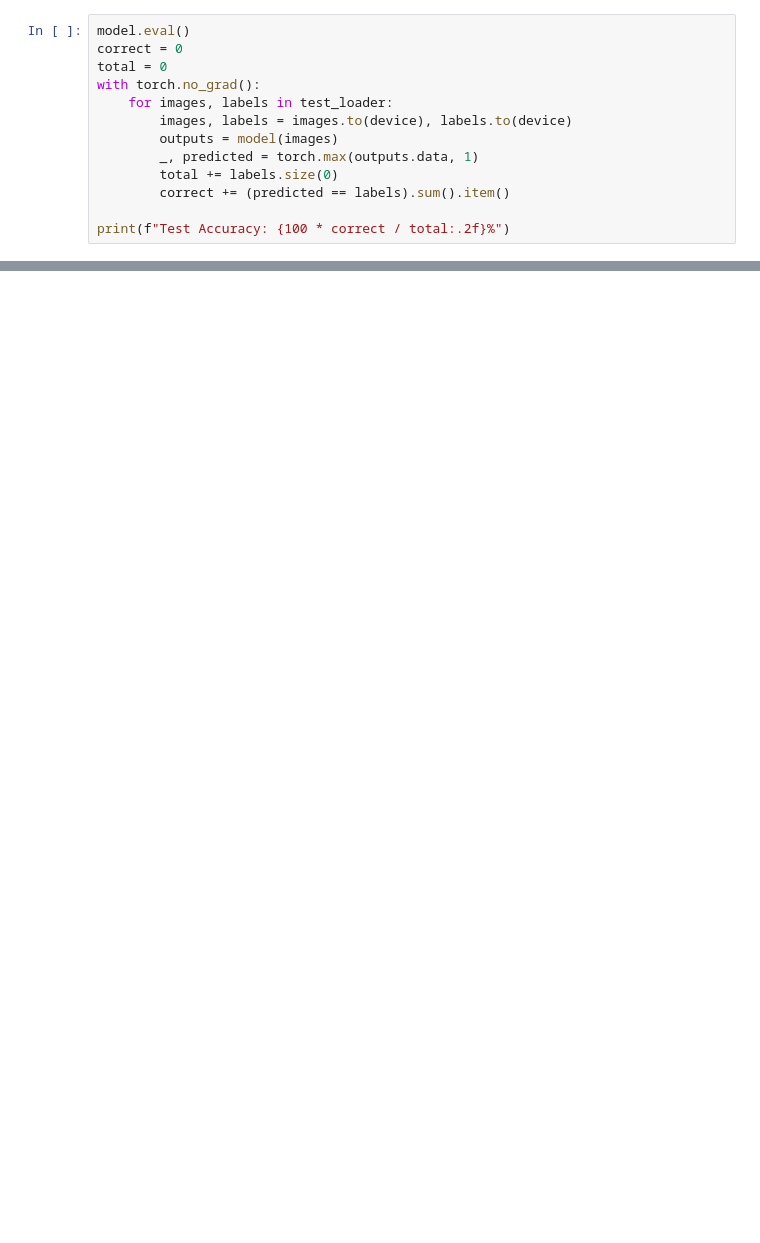
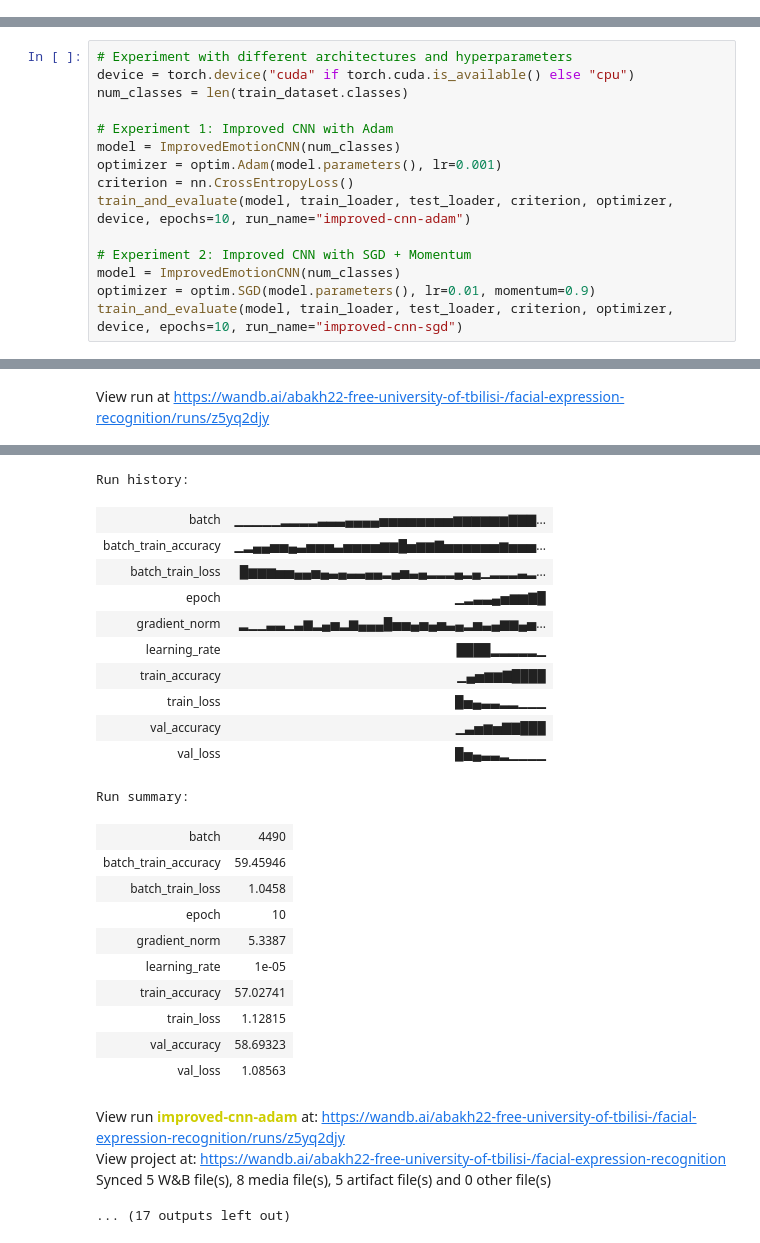
Before and after one commit to AleksandreBakhtadze/ML-abakh22-facial-expression-recognition, a Jupyter notebook: facial_expression_train.ipynb, the cells around one changed output, grey strips where cells are left out. Drawn from its saved outputs; the diff is of its cells as text; blank space fills up the shorter version.

```diff
--- a/facial_expression_train.ipynb
+++ b/facial_expression_train.ipynb
@@ -145,13 +132,0 @@ Epoch 5, Loss: 0.8194674294616172
-# %%
-model.eval()
-correct = 0
-total = 0
-with torch.no_grad():
-    for images, labels in test_loader:
-        images, labels = images.to(device), labels.to(device)
-        outputs = model(images)
-        _, predicted = torch.max(outputs.data, 1)
-        total += labels.size(0)
-        correct += (predicted == labels).sum().item()
-
-print(f"Test Accuracy: {100 * correct / total:.2f}%")
@@ -176,0 +278,16 @@ Find logs at: ./wandb/run-20250530_203438-12s2aj4n/logs
+# %%
+# Experiment with different architectures and hyperparameters
+device = torch.device("cuda" if torch.cuda.is_available() else "cpu")
+num_classes = len(train_dataset.classes)
+
+# Experiment 1: Improved CNN with Adam
+model = ImprovedEmotionCNN(num_classes)
+optimizer = optim.Adam(model.parameters(), lr=0.001)
+criterion = nn.CrossEntropyLoss()
+train_and_evaluate(model, train_loader, test_loader, criterion, optimizer, device, epochs=10, run_name="improved-cnn-adam")
+
+# Experiment 2: Improved CNN with SGD + Momentum
+model = ImprovedEmotionCNN(num_classes)
+optimizer = optim.SGD(model.parameters(), lr=0.01, momentum=0.9)
+train_and_evaluate(model, train_loader, test_loader, criterion, optimizer, device, epochs=10, run_name="improved-cnn-sgd")
+# %% [output]
@@ -176,0 +298 @@ Find logs at: ./wandb/run-20250530_203438-12s2aj4n/logs
+View run at https://wandb.ai/abakh22-free-university-of-tbilisi-/facial-expression-recognition/runs/z5yq2djy
@@ -176,0 +310,26 @@ Find logs at: ./wandb/run-20250530_203438-12s2aj4n/logs
+Run history:
+| batch | ▁▁▁▁▁▂▂▂▂▃▃▃▄▄▄▄▅▅▅▅▅▅▅▅▆▆▆▆▆▆▇▇▇... |
+| batch_train_accuracy | ▁▂▄▄▅▅▄▃▅▅▅▃▅▅▅▅▆▆█▅▆▆▇▅▅▅▅▅▅▆▅▅▅... |
+| batch_train_loss | █▆▆▆▅▅▄▄▅▄▃▄▃▃▄▄▂▄▅▃▄▂▂▂▄▂▄▁▂▂▂▃▂... |
+| epoch | ▁▂▃▃▄▅▆▆▇█ |
+| gradient_norm | ▂▁▁▃▃▁▃▆▂▄▅▂▆▄▄▄█▅▅▄▅▄▅▃▄▂▅▃▄▆▆▄▅... |
+| learning_rate | ████▂▂▂▂▂▁ |
+| train_accuracy | ▁▄▅▆▆▇████ |
+| train_loss | █▅▄▃▃▂▂▁▁▁ |
+| val_accuracy | ▁▃▅▆▅▇▇███ |
+| val_loss | █▅▄▃▃▂▁▁▁▁ |
+Run summary:
+| batch | 4490 |
+| batch_train_accuracy | 59.45946 |
+| batch_train_loss | 1.0458 |
+| epoch | 10 |
+| gradient_norm | 5.3387 |
+| learning_rate | 1e-05 |
+| train_accuracy | 57.02741 |
+| train_loss | 1.12815 |
+| val_accuracy | 58.69323 |
+| val_loss | 1.08563 |
+View run improved-cnn-adam at: https://wandb.ai/abakh22-free-university-of-tbilisi-/facial-expression-recognition/runs/z5yq2djy
+View project at: https://wandb.ai/abakh22-free-university-of-tbilisi-/facial-expression-recognition
+Synced 5 W&B file(s), 8 media file(s), 5 artifact file(s) and 0 other file(s)
+... (17 outputs left out)
```
Also changed, not shown: parts of 17 cells of this notebook.
